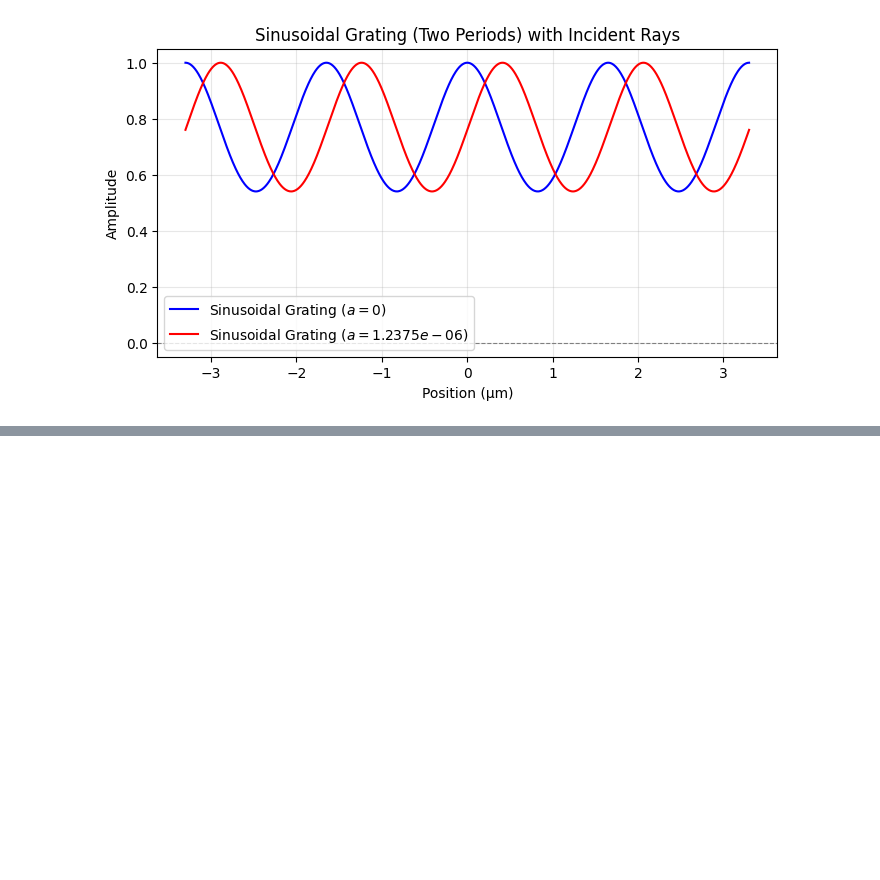
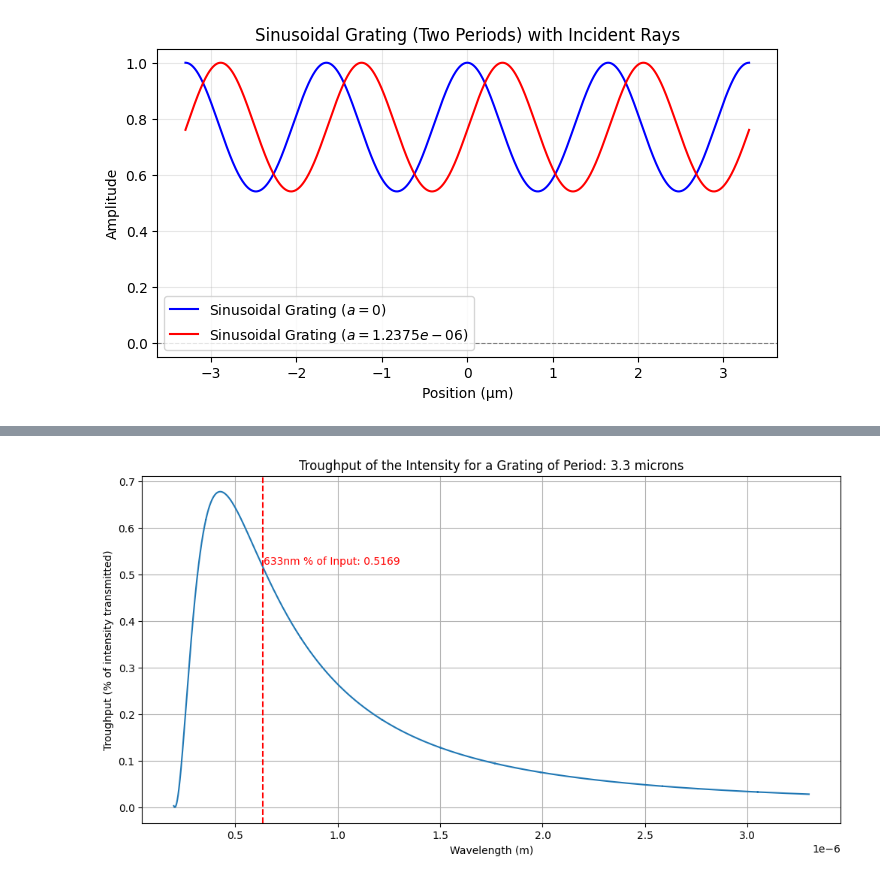
Before and after one commit to nviebig/Grating-Nuller-Analysis, a Jupyter notebook: Code/main_calculations.ipynb, the cells around one changed output, grey strips where cells are left out. Drawn from its saved outputs; the diff is of its cells as text; code cells hidden in the pictures; blank space fills up the shorter version.

```diff
--- a/Code/main_calculations.ipynb
+++ b/Code/main_calculations.ipynb
@@ -483,0 +592,45 @@ plt.show()
+# %%
+z = 1 # Distance at which the field is calculated (0.1 m)
+a = a_fkt_max(0) # Parameter related to the grating
+U_0 = 1  # Initial field amplitude (1)
+periode_gratting = 3.3e-6  # Grating period in meters (3.3 micron=3.3e-6 m)
+q_a= -1 # Diffraction order for the lower beam (-1)
+q_b= 1 # Diffraction order for the upper beam (1)
+
+"""intensity = []
+wavlenghts_al = np.linspace(200e-9, 18000e-9, 100000)
+theta = np.arcsin(wavlenghts_al / periode_gratting)
+
+# Calculate the field at a distance z
+for val in wavlenghts_al:
+    theta = np.arcsin(val / periode_gratting)
+    f = lambda wavelength: np.abs(U(z,U_0,wavelength,periode_gratting,q_a,theta,q_b,a))**2
+    intensity.append(f(val)/2)
+"""
+
+intensity = []
+wavlenghts_al = np.linspace(200e-9, 18000e-9, 100000)
+theta = np.arcsin(wavlenghts_al / periode_gratting)  # Compute theta for all wavelengths
+
+# Calculate intensity by pairing wavelength and theta
+intensity = [
+    (np.abs(U(z, U_0, wavelength, periode_gratting, q_a, theta_element, q_b, a))**2)/2
+    for wavelength, theta_element in zip(wavlenghts_al, theta)
+]
+
+# Find the intensity at 633nm
+wavelength_633nm = 633e-9
+index_633nm = np.argmin(np.abs(wavlenghts_al - wavelength_633nm))
+intensity_633nm = intensity[index_633nm]
+
+plt.figure(figsize=(12, 6))
+plt.plot(wavlenghts_al, intensity, label="Intensity at z = 0.1 m")
+plt.axvline(x=wavelength_633nm, color='r', linestyle='--')
+plt.text(wavelength_633nm + wavelength_633nm*0.01, intensity_633nm, f'633nm % of Input: {intensity_633nm:.4f}', color='r', ha='left', va='bottom')
+plt.xlabel("Wavelength (m)")
+plt.ylabel("Troughput (% of intensity transmitted)")
+plt.title("Troughput of the Intensity for a Grating of Period: 3.3 microns")
+plt.grid()
+plt.show()
+# %% [output]
+[figure, added]
```
Also changed, not shown: parts of 15 cells of this notebook, 1 other file.
